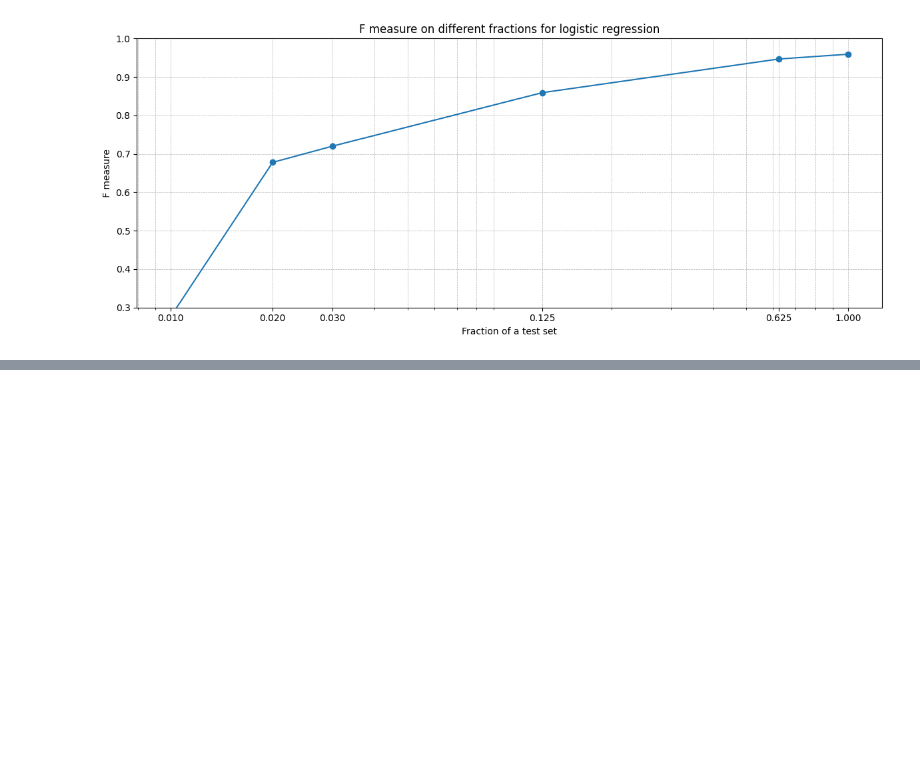
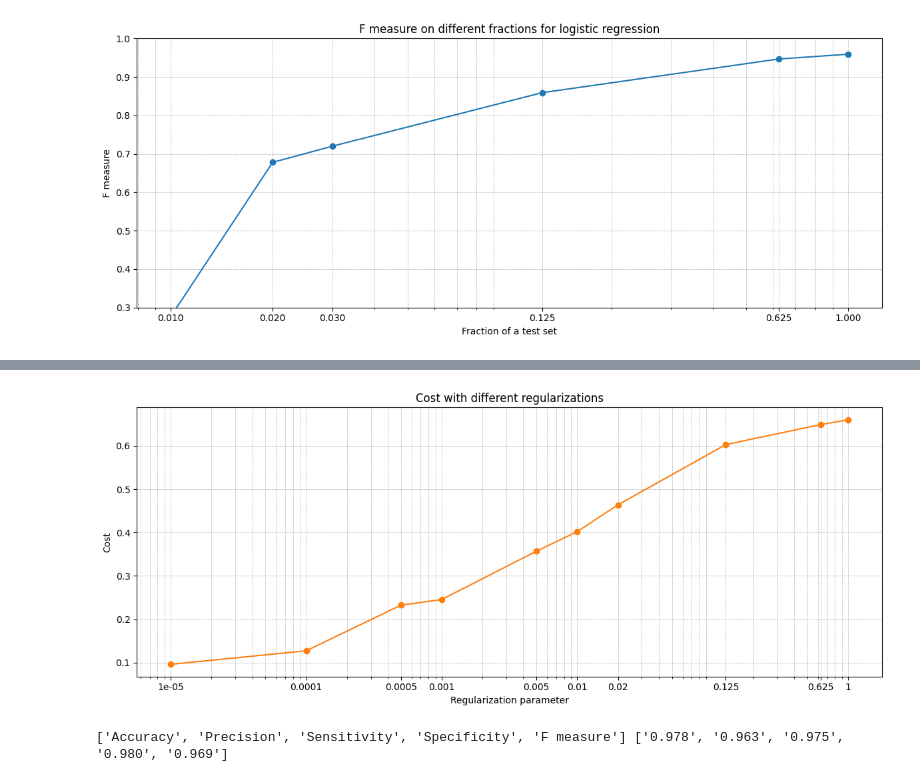
Before and after one commit to xAsylum/classification, a Jupyter notebook: code/classification.ipynb, the cells around one changed output, grey strips where cells are left out. Cells and saved outputs as stored; diff of their text form; code cells hidden in the pictures; blank space fills up the shorter version.

```diff
--- a/code/classification.ipynb
+++ b/code/classification.ipynb
@@ -77,0 +104,18 @@ plot_data(F, res, "F measure on different fractions for logistic regression", "F
+# %%
+plot_data(F, cost, "Cost with different regularizations", "Regularization parameter", "Cost")
+# %% [output]
+[figure, added]
+# %%
+from naive_classificator import NaiveClassificator
+from utility import parse_data, how_good, plot_data
+
+
+model = NaiveClassificator("../rp.data")
+model.estimate()
+a, p, s, ss = model.check_accuracy()
+f1 = how_good(p, s)
+labels = ["Accuracy", "Precision", "Sensitivity", "Specificity", "F measure"]
+values = [f"{x:.3f}" for x in [a, p, s, ss, f1]]
+print(labels, values)
+# %% [output]
+['Accuracy', 'Precision', 'Sensitivity', 'Specificity', 'F measure'] ['0.978', '0.963', '0.975', '0.980', '0.969']
```
Also changed, not shown: parts of 5 cells of this notebook, 18 other files.
